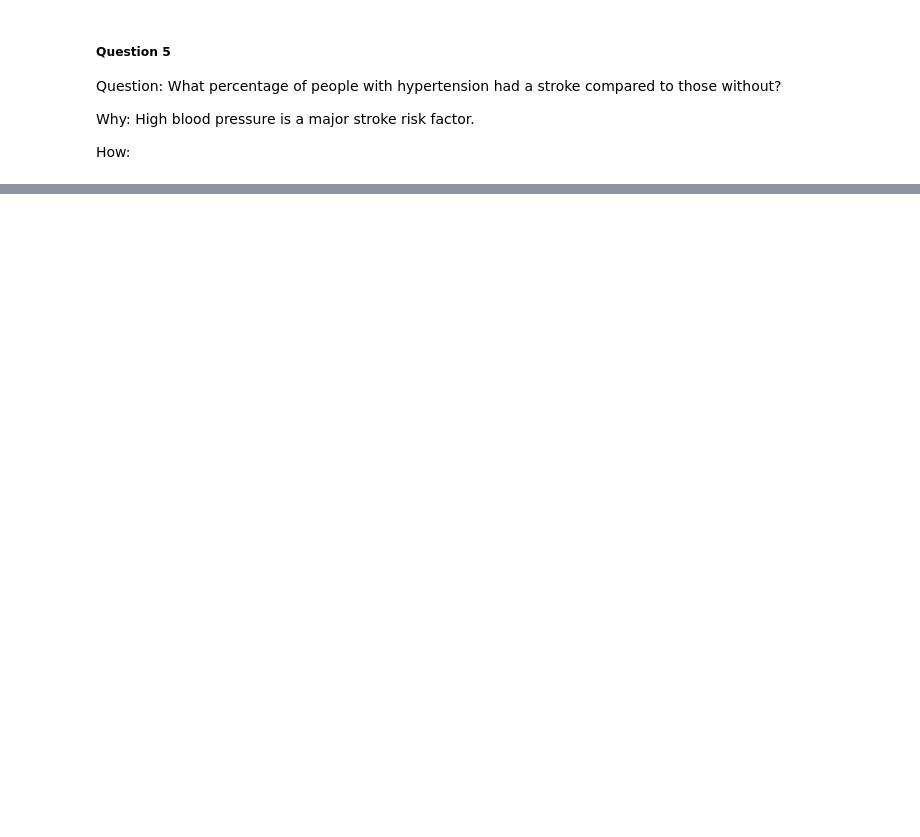
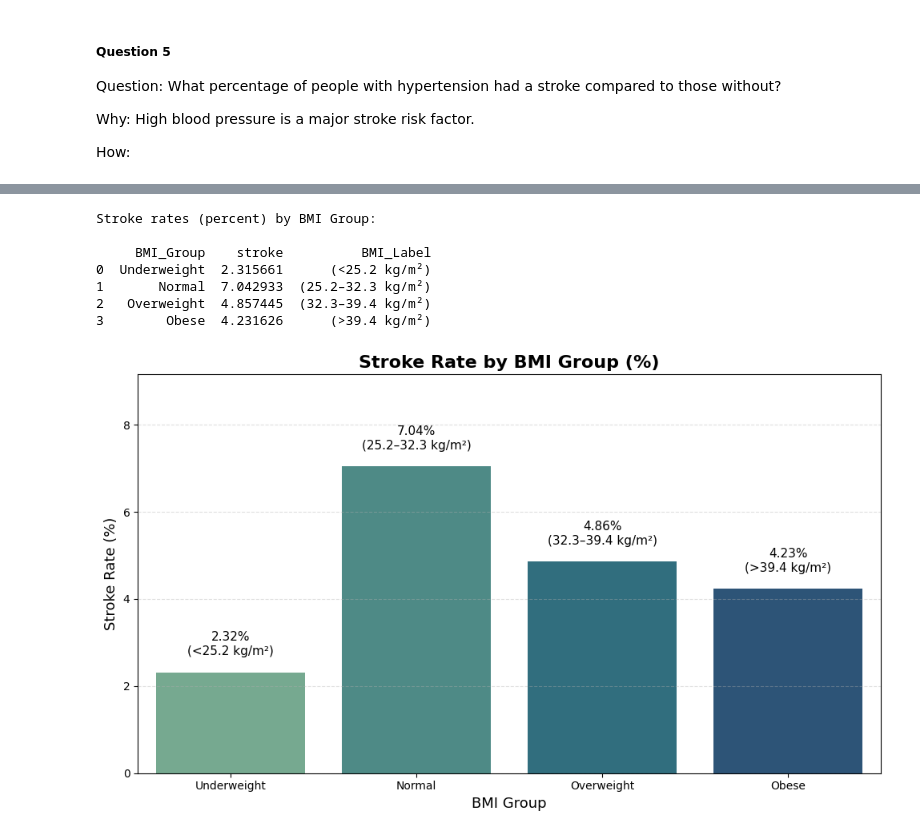
Before and after one commit to OmarAymanZaid/DEPI3_OurProject, a Jupyter notebook: Notebooks/2_data_analysis.ipynb, the cells around one changed output, grey strips where cells are left out. Drawn from its saved outputs; the diff is of its cells as text; code cells hidden in the pictures; blank space fills up the shorter version.

```diff
--- a/Notebooks/2_data_analysis.ipynb
+++ b/Notebooks/2_data_analysis.ipynb
@@ -372,0 +422,62 @@ Name: stroke, dtype: float64
+# %%
+# ---- Create BMI Groups (for standardized BMI) ----
+stroke_data['BMI_Group'] = pd.cut(
+    stroke_data['bmi'],
+    bins=[-float('inf'), -0.5, 0.5, 1.5, float('inf')],
+    labels=['Underweight', 'Normal', 'Overweight', 'Obese']
+)
+
+# ---- Map readable BMI ranges ----
+bmi_ranges = {
+    'Underweight': '(<25.2 kg/m²)',
+    'Normal': '(25.2–32.3 kg/m²)',
+    'Overweight': '(32.3–39.4 kg/m²)',
+    'Obese': '(>39.4 kg/m²)'
+}
+
+# ---- Group data and calculate stroke rate ----
+bmi_stroke = (
+    stroke_data
+    .groupby('BMI_Group', observed=True)['stroke']
+    .mean()
+    .reset_index()
+)
+bmi_stroke['stroke'] *= 100
+bmi_stroke['BMI_Label'] = bmi_stroke['BMI_Group'].map(bmi_ranges)
+
+print("Stroke rates (percent) by BMI Group:\n")
+print(bmi_stroke)
+
+# ---- Visualization ----
+plt.figure(figsize=(10, 6))
+ax = sns.barplot(
+    data=bmi_stroke,
+    x='BMI_Group',
+    y='stroke',
+    hue='BMI_Group',
+    palette='crest',
+    legend=False
+)
+
+plt.title('Stroke Rate by BMI Group (%)', fontsize=16, weight='bold')
+plt.ylabel('Stroke Rate (%)', fontsize=13)
+plt.xlabel('BMI Group', fontsize=13)
+plt.ylim(0, bmi_stroke['stroke'].max() * 1.3)
+plt.grid(axis='y', linestyle='--', alpha=0.4)
+
+for i, row in bmi_stroke.iterrows():
+    ax.text(i, row['stroke'] + 0.4,
+            f"{row['stroke']:.2f}%\n{row['BMI_Label']}",
+            ha='center', fontsize=11)
+
+plt.tight_layout()
+plt.show()
+# %% [output]
+Stroke rates (percent) by BMI Group:
+
+     BMI_Group    stroke          BMI_Label
+0  Underweight  2.315661      (<25.2 kg/m²)
+1       Normal  7.042933  (25.2–32.3 kg/m²)
+2   Overweight  4.857445  (32.3–39.4 kg/m²)
+3        Obese  4.231626      (>39.4 kg/m²)
+[figure, added]
```
Also changed, not shown: parts of 11 cells of this notebook.
